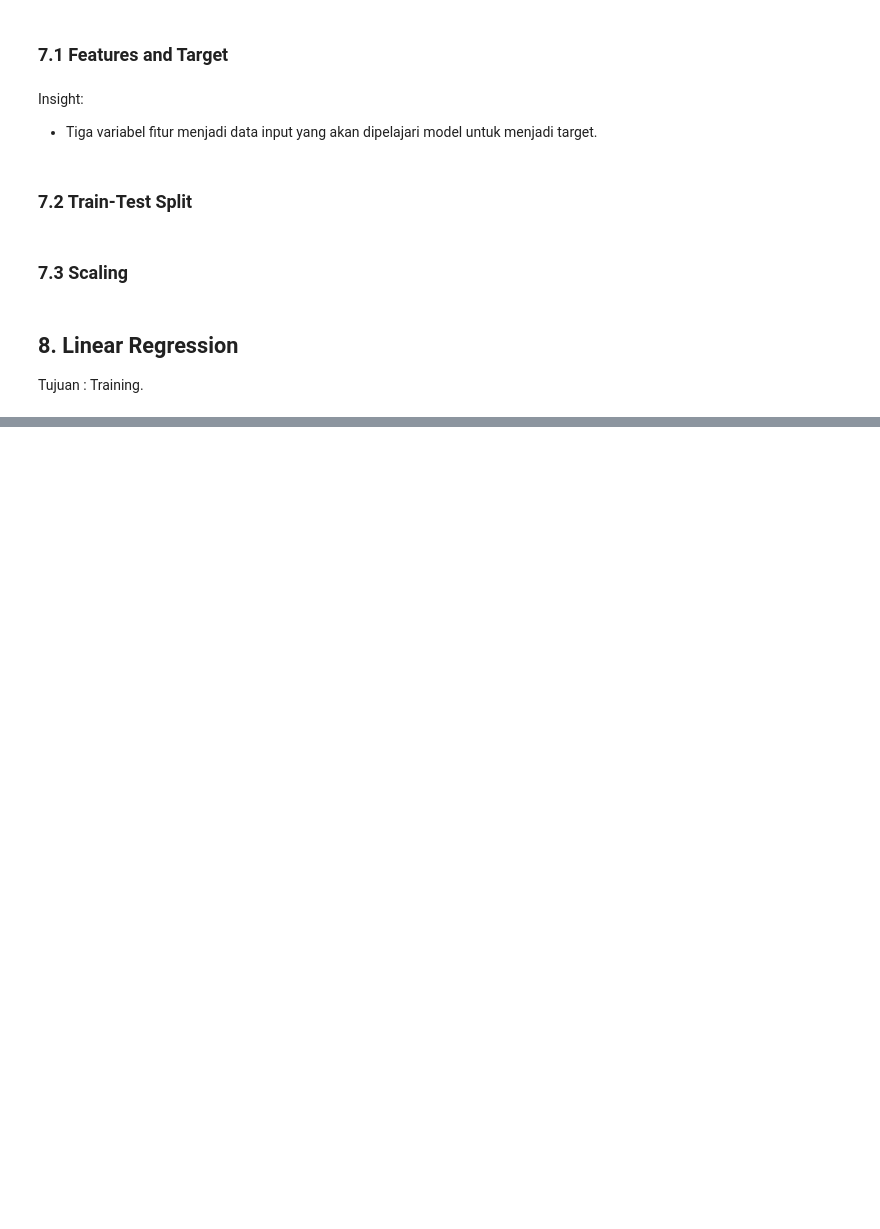
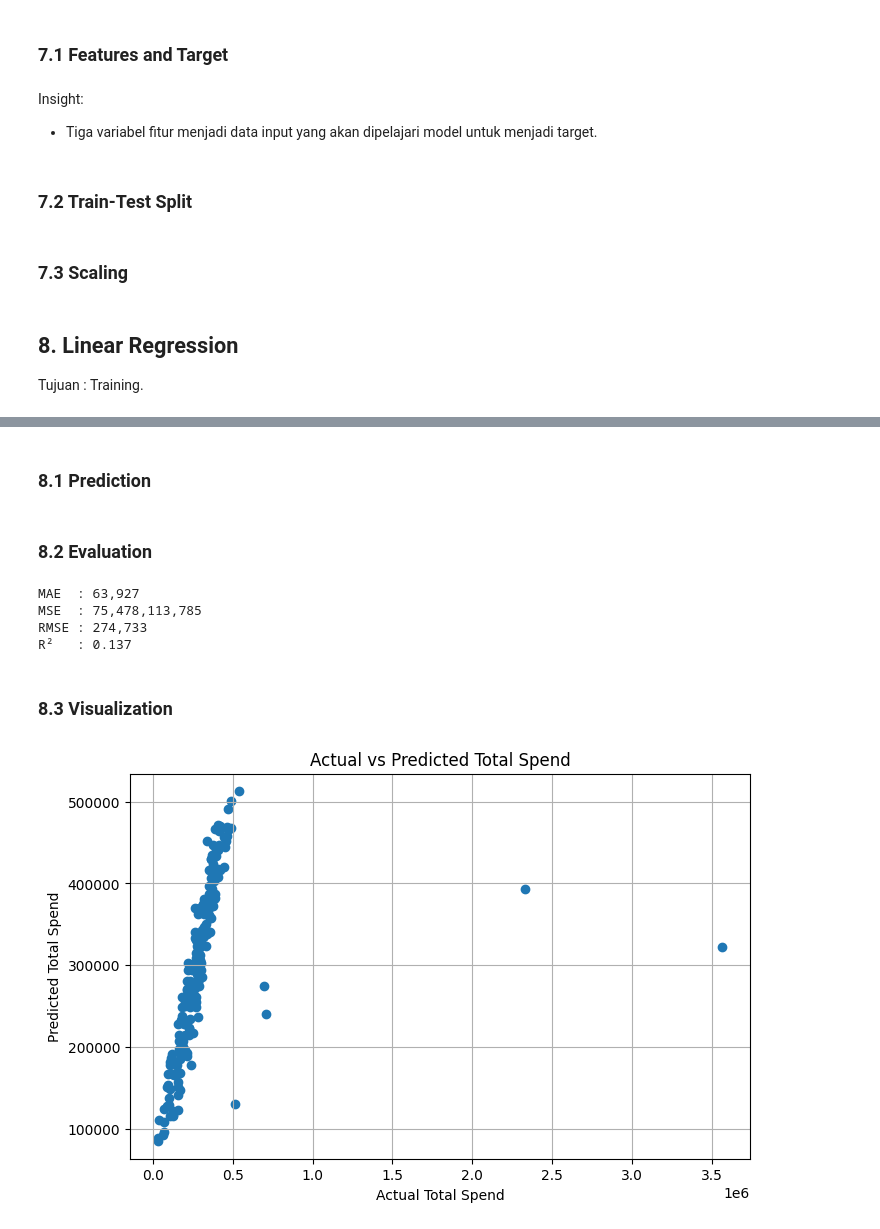
Before and after one commit to RyannPy/fitting-a-model-to-data, a Jupyter notebook: analysis.ipynb, the cells around one changed output, grey strips where cells are left out. Saved outputs shown, nothing was run; the diff lists cells and outputs as text; code cells hidden in the pictures; blank space fills up the shorter version.

```diff
--- a/analysis.ipynb
+++ b/analysis.ipynb
@@ -209,0 +212,39 @@ model.fit(x_train_scaled, y_train)
+# %% [markdown]
+### 8.1 Prediction
+# %%
+y_pred = model.predict(x_test_scaled)
+# %% [markdown]
+### 8.2 Evaluation
+# %%
+from sklearn.metrics import mean_absolute_error, mean_squared_error, r2_score
+mae = mean_absolute_error(y_test, y_pred)
+mse = mean_squared_error(y_test, y_pred)
+rmse = np.sqrt(mse)
+r2 = r2_score(y_test, y_pred)
+
+print(f"MAE  : {mae:,.0f}")
+print(f"MSE  : {mse:,.0f}")
+print(f"RMSE : {rmse:,.0f}")
+print(f"R²   : {r2:.3f}")
+# %% [output]
+MAE  : 63,927
+MSE  : 75,478,113,785
+RMSE : 274,733
+R²   : 0.137
+# %% [markdown]
+### 8.3 Visualization
+# %%
+plt.figure(figsize=(8, 5))
+
+plt.scatter(y_test, y_pred)
+
+plt.xlabel("Actual Total Spend")
+plt.ylabel("Predicted Total Spend")
+
+plt.title("Actual vs Predicted Total Spend")
+
+plt.grid(True)
+
+plt.show()
+# %% [output]
+[figure, added]
```
Also changed, not shown: parts of 4 cells of this notebook.
